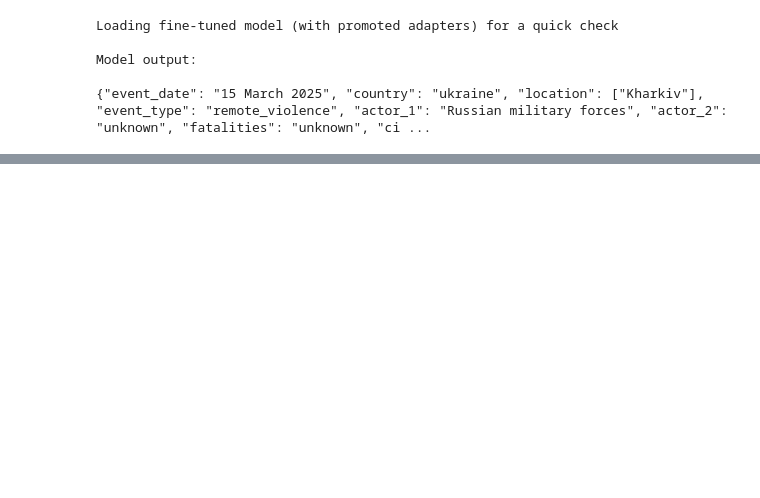
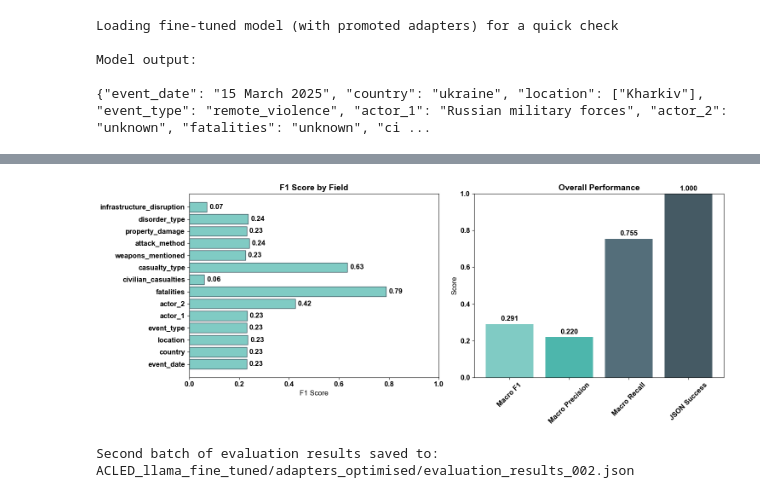
Before and after one commit to vl-pixel00/ACLED_Extraction_NLP, a Jupyter notebook: Model_Fine_Tuning.ipynb, the cells around one changed output, grey strips where cells are left out. Cells and saved outputs as stored; diff of their text form; code cells hidden in the pictures; blank space fills up the shorter version.

```diff
--- a/Model_Fine_Tuning.ipynb
+++ b/Model_Fine_Tuning.ipynb
@@ -750,6 +755,6 @@ The script adds a timestamp and model metadata, then writes `evaluation_results.
 # %%
 def model_evaluation(model, tokenizer, num_samples=400):
-    """Evaluation to test field extraction with detailed analysis"""
+    """Evaluation pipeline that helps test field extraction with detailed analysis."""
 
     try:
         test_df = pd.read_csv("ACLED_data_export/ACLED_test_dataset.csv")
@@ -1015,0 +1219,74 @@ Results saved to: ACLED_llama_fine_tuned/adapters_optimised/evaluation_results.j
+# %%
+import matplotlib.pyplot as plt
+# Font config
+plt.rcParams.update({
+    'font.family': 'Arial',
+    'font.weight': 'bold',
+    'font.size': 12,
+    'axes.labelsize': 12,
+    'axes.titlesize': 14
+})
+
+print("Running Second Model Evaluation")
+enhanced_results = secondary_model_evaluation(model_v, tok_v, num_samples=400)
+
+if enhanced_results:
+
+    colour_palette = ['#80CBC4', '#4DB6AC', '#546E7A', '#455A64']
+
+    fig, (ax1, ax2) = plt.subplots(1, 2, figsize=(15, 6))
+
+    # F1 Scores by Field
+    fields = list(enhanced_results['field_metrics'].keys())
+    f1_scores = [enhanced_results['field_metrics'][field]['f1_score'] for field in fields]
+
+    bars = ax1.barh(fields, f1_scores, color='#80CBC4', edgecolor='#455A64')
+    ax1.set_xlabel('F1 Score')
+    ax1.set_title('F1 Score by Field', fontweight='bold')
+    ax1.set_xlim(0, 1)
+
+    for bar, score in zip(bars, f1_scores):
+        ax1.text(score + 0.01, bar.get_y() + bar.get_height()/2,
+                 f'{score:.2f}', va='center')
+
+    # Overall Metrics
+    metrics = ['Macro F1', 'Macro Precision', 'Macro Recall', 'JSON Success']
+    values = [
+        enhanced_results['overall_metrics']['macro_f1'],
+        enhanced_results['overall_metrics']['macro_precision'],
+        enhanced_results['overall_metrics']['macro_recall'],
+        enhanced_results['valid_json_rate']
+    ]
+
+    bars = ax2.bar(metrics, values, color=colour_palette)
+    ax2.set_ylabel('Score')
+    ax2.set_title('Overall Performance', fontweight='bold')
+    ax2.set_ylim(0, 1)
+    ax2.tick_params(axis='x', rotation=45)
+
+    for bar, value in zip(bars, values):
+        ax2.text(bar.get_x() + bar.get_width()/2, bar.get_height() + 0.01,
+                 f'{value:.3f}', ha='center', va='bottom', fontweight='bold')
+
+    plt.tight_layout()
+    plt.show()
+
+    # Append metadata
+    enhanced_results['evaluation_metadata'] = {
+        'timestamp': datetime.now().isoformat(),
+        'model_info': {
+            'base_model': config.MODEL_PATH,
+            'adapter_path': str(adapters_dir),
+            'samples_tested': 400
+        }
+    }
+
+    enhanced_results_file = Path(adapters_dir) / "evaluation_results_002.json"
+    with open(enhanced_results_file, 'w') as f:
+        json.dump(enhanced_results, f, indent=2, default=str)
+
+    print(f"Second batch of evaluation results saved to: {enhanced_results_file}")
+else:
+
+    print("Second evaluation failed")
+# %% [output]
@@ -1015,0 +1310,2 @@ Results saved to: ACLED_llama_fine_tuned/adapters_optimised/evaluation_results.j
+[figure, added]
+Second batch of evaluation results saved to: ACLED_llama_fine_tuned/adapters_optimised/evaluation_results_002.json
```
Also changed, not shown: parts of 19 cells of this notebook.
